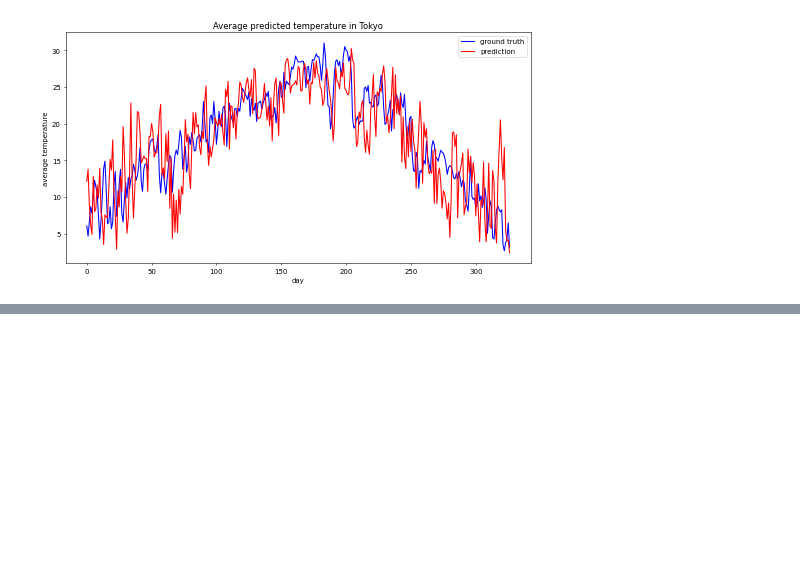
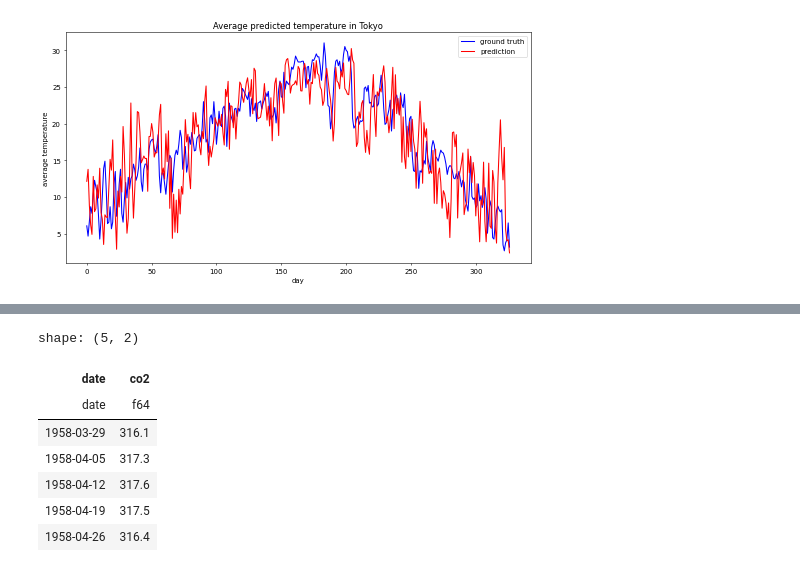
Before and after one commit to Mizuki-OHASHI/notebooks, a Jupyter notebook: reservoir_computing.ipynb, the cells around one changed output, grey strips where cells are left out. Drawn from its saved outputs; the diff is of its cells as text; code cells hidden in the pictures; blank space fills up the shorter version.

```diff
--- a/reservoir_computing.ipynb
+++ b/reservoir_computing.ipynb
@@ -123,0 +141,16 @@ Fitting node Ridge-157...
+# %%
+import polars as pl
+
+co2_data = pl.DataFrame(co2.frame[["year", "month", "day", "co2"]]).select(
+    pl.date("year", "month", "day"), "co2"
+)
+co2_data.head()
+# %% [output]
+shape: (5, 2)
+| date | co2 |
+| date | f64 |
+| 1958-03-29 | 316.1 |
+| 1958-04-05 | 317.3 |
+| 1958-04-12 | 317.6 |
+| 1958-04-19 | 317.5 |
+| 1958-04-26 | 316.4 |
```
Also changed, not shown: parts of 3 cells of this notebook.
